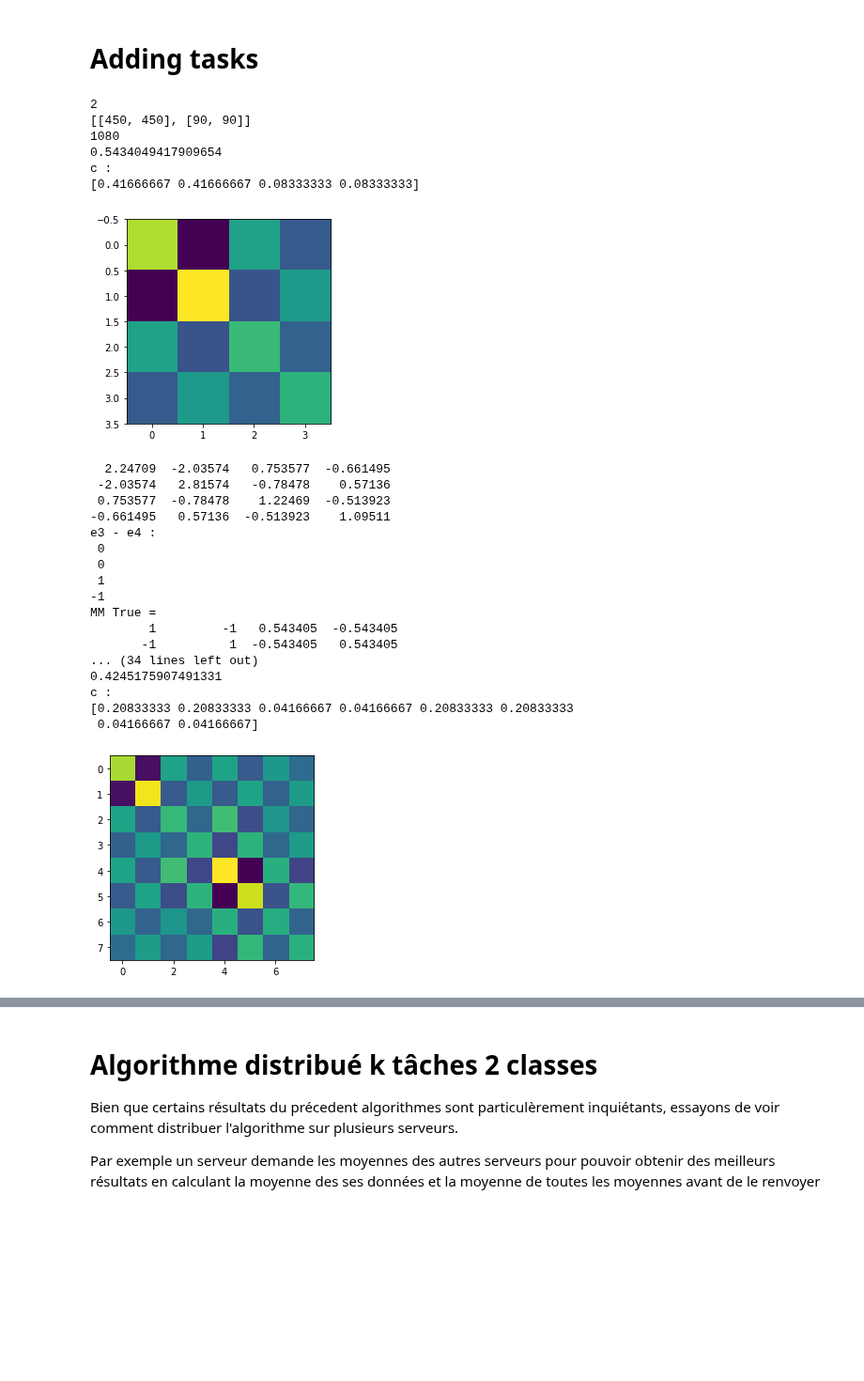
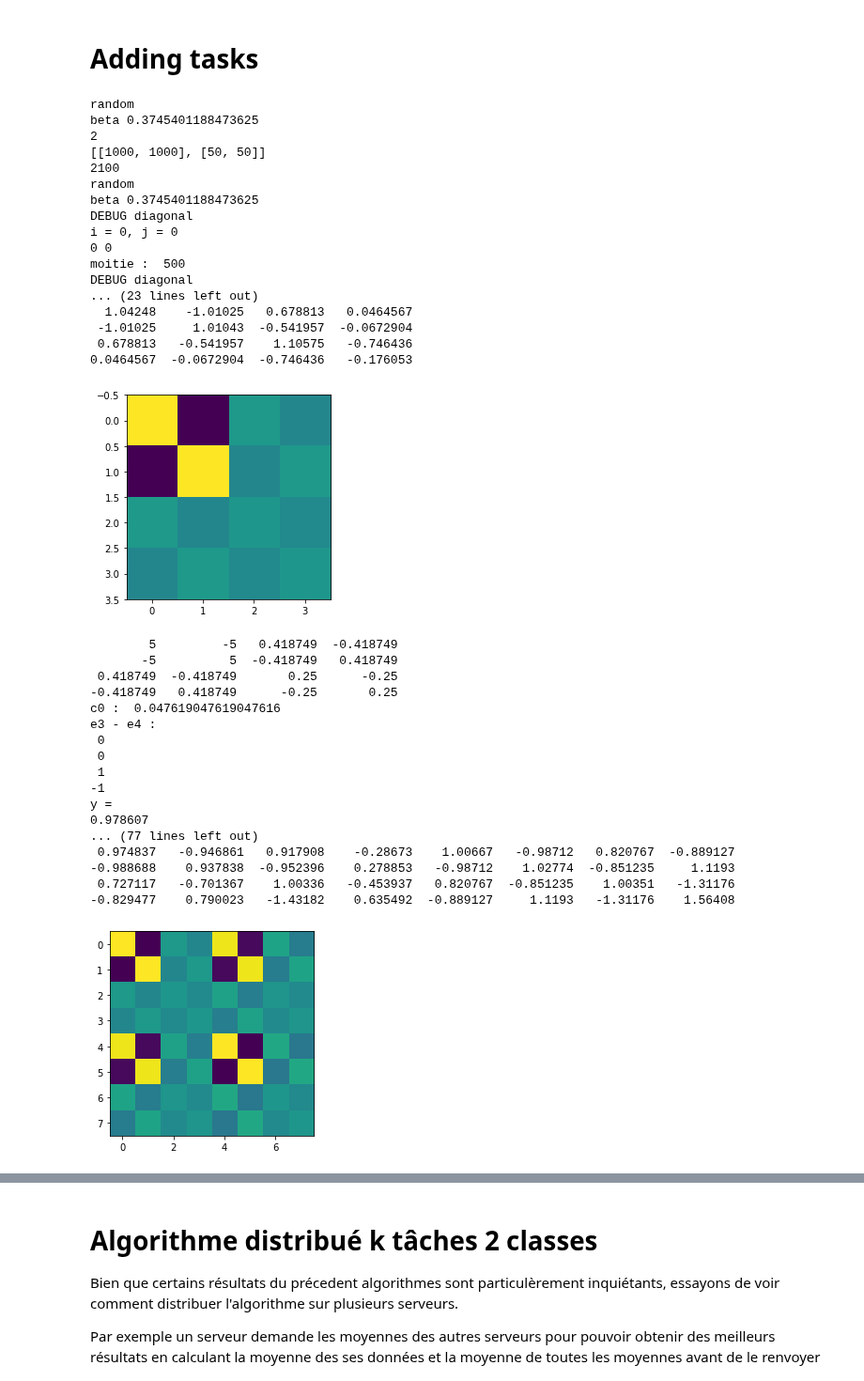
Before and after one commit to Sami-fak/DistributedMTLSPCA, a Jupyter notebook: binary-based_MTL.ipynb, the cells around one changed output, grey strips where cells are left out. Shown at 94% size. Cells and saved outputs as stored; diff of their text form; code cells hidden in the pictures; blank space fills up the shorter version.

```diff
--- a/binary-based_MTL.ipynb
+++ b/binary-based_MTL.ipynb
@@ -686,10 +696,10 @@ ValueError: shapes (200,) and (100,1000) not aligned: 200 (dim 0) != 100 (dim 0)
 p = 100
 m = 2
 # on ajoute des tâches 2 par 2
-nb_tasks = 11
+nb_tasks = 10
 t = range(2,2*nb_tasks, 2)
-multiple = 9
-to_add = [50*multiple, 50*multiple], [10*multiple, 10*multiple]
+multiple = 1
+to_add = [1000, 1000], [50, 50]
 n_t = []
 n_t_test = [[1000, 1000]]
 nt = sum(n_t_test[0])
@@ -699,7 +709,11 @@ emp_rate, th_rate, var, relative_error_rate = [], [], [], []
 temps_MM = []
 temps_estim = []
 temps_inference = []
-random_state = 100
+random_state = 42
+
+M = mean_matrix(p, beta=None, k=2, random_seed=random_state, random=True)
+X_test, y_test = gaussian_synthetic_data(nt, p, m, 1, n_t_test, [M[1]], random_state)
+X_test = normalisation(X_test, p)
 
 for b in t:
     n_t.append(to_add[0])
@@ -713,7 +727,6 @@ for b in t:
     M = mean_matrix(p, beta=None, k=b, random_seed=random_state, random=True)
 
     X, y_bs = gaussian_synthetic_data(n, p, m, b, n_t, M, random_state)
-    X_test, y_test = gaussian_synthetic_data(nt, p, m, 1, n_t_test, [M[1]], random_state)
 
 # DEBUG
     #MM1, diag1 = empirical_mean_old(1, m, X, p, [n_t[0]])
@@ -730,27 +743,27 @@ for b in t:
     print(c)
     c0 = p/n
     Dc = np.diag(c)
-    correlation_matrix = compute_M_cal(n, p, Dc, MM, display=True)
-    matprint(correlation_matrix)
+    correlation_matrix = compute_M_cal(n, p, Dc, MM, display=False)
+#     matprint(correlation_matrix)
     y = label_evaluation(b,m,Dc,MM, c0)
     temps_estim.append(time() - t0)
     # On time l'estimation de y, M, et c
 
     M_true = true_mean(M, p, b, m)
     MM_true = M_true.T@M_true
-#     print("MM True = ")
-#     matprint(MM_true)
-#     matprint(MM)
-    correlation_matrix_true = compute_M_cal(n, p, Dc, MM_true, display=False)
+    print("MM True = ")
+    matprint(MM_true)
+    matprint(MM)
+    correlation_matrix_true = compute_M_cal(n, p, Dc, MM_true, display=True)
     matprint(correlation_matrix_true)
     print("c0 : ", c0)
     y_true = label_evaluation(b,m,Dc,MM_true, c0)
     print("y = ")
     matprint(y)
     print("y true = ")
-#     matprint(y_true)
+    matprint(y_true)
     X = normalisation(X, p)
-    X_test = normalisation(X_test, p)
+
     X_train_aggregated = aggregate_array(X, p, n, b, m)
     X_test_aggregated = aggregate_array(X_test, p, nt, 1, m)
     J = create_J(m, b, n, n_t)
@@ -769,55 +782,66 @@ for b in t:
     # pour l'instant pas vraiment utilisé
     m_t = create_mt(b, m, y, Dc, correlation_matrix)
     m_t_true = create_mt(b, m, y_true, Dc, correlation_matrix_true)
 
-    erreur_empirique = compute_error_rate(X_test, V, m_t, 1, m, n_t_test, Dc, c0)
+    erreur_empirique = compute_error_rate(X_test, V_true, m_t_true, 1, m, n_t_test, Dc, c0)
     erreur_theorique = error_rate(b, m,  Dc, MM_true, c0)[0][0]
     emp_rate.append(erreur_empirique)
     th_rate.append(erreur_theorique)
     relative_error_rate.append(abs(erreur_empirique - erreur_theorique)/erreur_theorique)
 
     print(emp_rate, th_rate)
 
 erreur_relative_moy = np.mean(relative_error_rate)
 print(f"Erreur relative moyenne pour n={n} et p={p}, moyennée sur 10 simulations")
 print(erreur_relative_moy)
 
 print(f"Temps moyen pour (resp.) le calcul des produits scalaires entre moyennes empiriques, l'estimation de M cursive, c et les labels optimaux y, et l'inférence : {np.mean(temps_MM)}, {np.mean(temps_estim)}, {np.mean(temps_inference)}")
 
 lower = np.array(emp_rate) - np.array(var)
 upper = np.array(emp_rate) + np.array(var)
 plt.plot(t, emp_rate, '-o', label='empirical rate')
 plt.plot(t, th_rate, '-o', label='theoritical rate')
 plt.fill_between(t, lower, upper, alpha=0.2, label="variance")
 plt.legend()
 plt.title("2-class Gaussian mixture transfer error rate")
 plt.xlabel("Added Task")
 plt.ylabel("error rate")
 plt.grid()
 plt.show()
 # %% [output]
+random
+beta 0.3745401188473625
 2
-[[450, 450], [90, 90]]
-1080
-0.5434049417909654
-c :
-[0.41666667 0.41666667 0.08333333 0.08333333]
+[[1000, 1000], [50, 50]]
+2100
+random
+beta 0.3745401188473625
+DEBUG diagonal
+i = 0, j = 0
+0 0
+moitie :  500
+DEBUG diagonal
+... (23 lines left out)
+  1.04248    -1.01025   0.678813   0.0464567
+ -1.01025     1.01043  -0.541957  -0.0672904
+ 0.678813   -0.541957    1.10575   -0.746436
+0.0464567  -0.0672904  -0.746436   -0.176053
-[figure, old version]
+[figure, new version]
-  2.24709  -2.03574   0.753577  -0.661495
- -2.03574   2.81574   -0.78478    0.57136
- 0.753577  -0.78478    1.22469  -0.513923
--0.661495   0.57136  -0.513923    1.09511
+        5         -5   0.418749  -0.418749
+       -5          5  -0.418749   0.418749
+ 0.418749  -0.418749       0.25      -0.25
+-0.418749   0.418749      -0.25       0.25
+c0 :  0.047619047619047616
 e3 - e4 :
  0
  0
  1
 -1
-MM True =
-        1         -1   0.543405  -0.543405
-       -1          1  -0.543405   0.543405
-... (34 lines left out)
-0.4245175907491331
-c :
-[0.20833333 0.20833333 0.04166667 0.04166667 0.20833333 0.20833333
- 0.04166667 0.04166667]
+y =
+0.978607
+... (77 lines left out)
+ 0.974837   -0.946861   0.917908    -0.28673    1.00667   -0.98712   0.820767  -0.889127
+-0.988688    0.937838  -0.952396    0.278853   -0.98712    1.02774  -0.851235     1.1193
+ 0.727117   -0.701367    1.00336   -0.453937   0.820767  -0.851235    1.00351   -1.31176
+-0.829477    0.790023   -1.43182    0.635492  -0.889127     1.1193   -1.31176    1.56408
-[figure, old version]
+[figure, new version]
```
Also changed, not shown: parts of 13 cells of this notebook, 1 other file.
